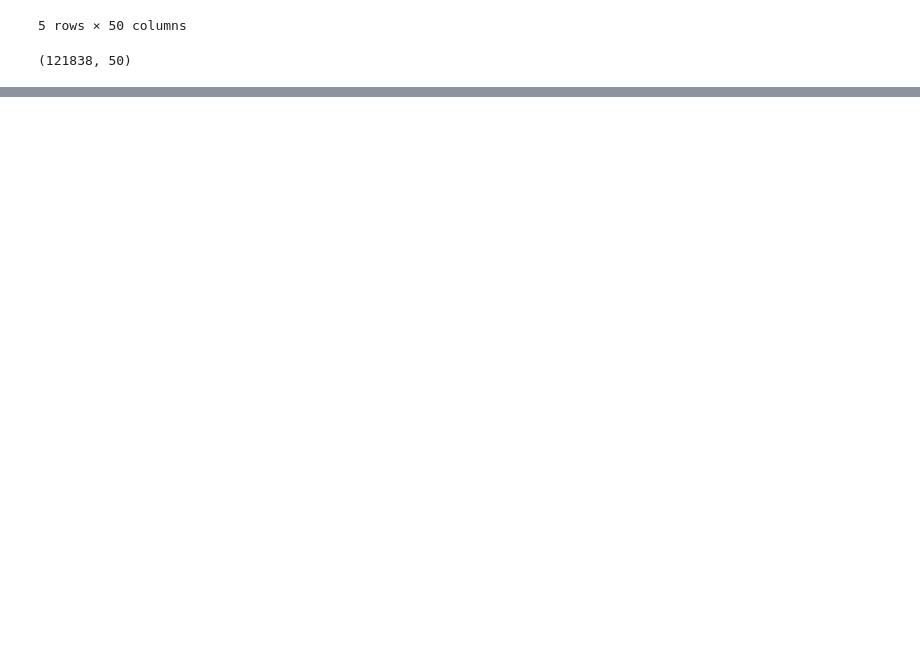
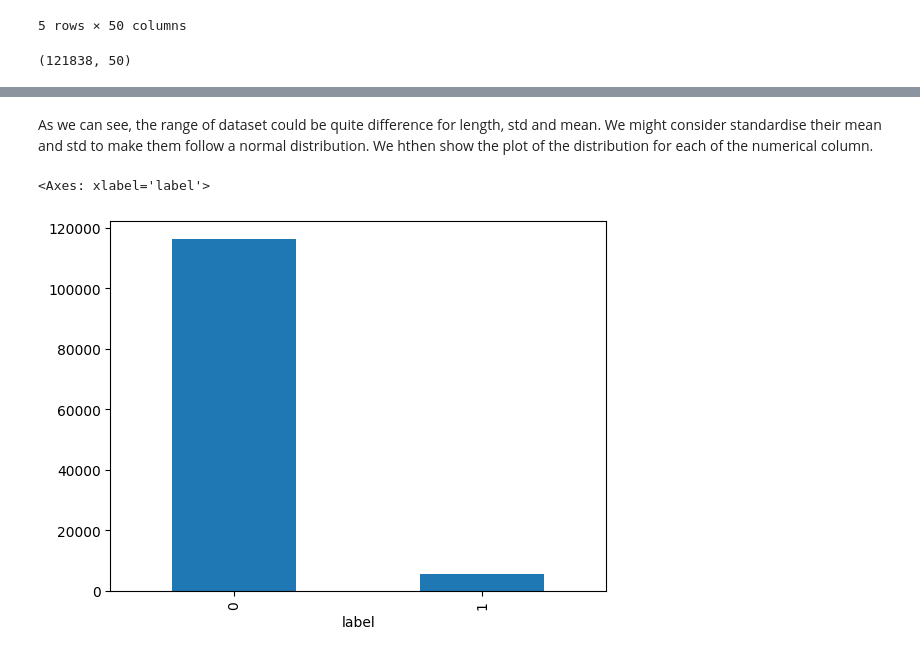
Before and after one commit to liuchennn1414/dsa4266_tundra, a Jupyter notebook: merge_data.ipynb, the cells around one changed output, grey strips where cells are left out. Cells and saved outputs as stored; diff of their text form; code cells hidden in the pictures; blank space fills up the shorter version.

Commit message:
modified column names & Added basic EDA

```diff
--- a/merge_data.ipynb
+++ b/merge_data.ipynb
@@ -138,0 +199,8 @@ merged_data.shape
+# %% [markdown]
+As we can see, the range of dataset could be quite difference for length, std and mean. We might consider standardise their mean and std to make them follow a normal distribution. We hthen show the plot of the distribution for each of the numerical column.
+# %%
+# View distribution of labels
+merged_data['label'].value_counts().plot(kind='bar')
+# %% [output]
+<Axes: xlabel='label'>
+[figure, added]
```
Also changed, not shown: parts of 34 cells of this notebook.
